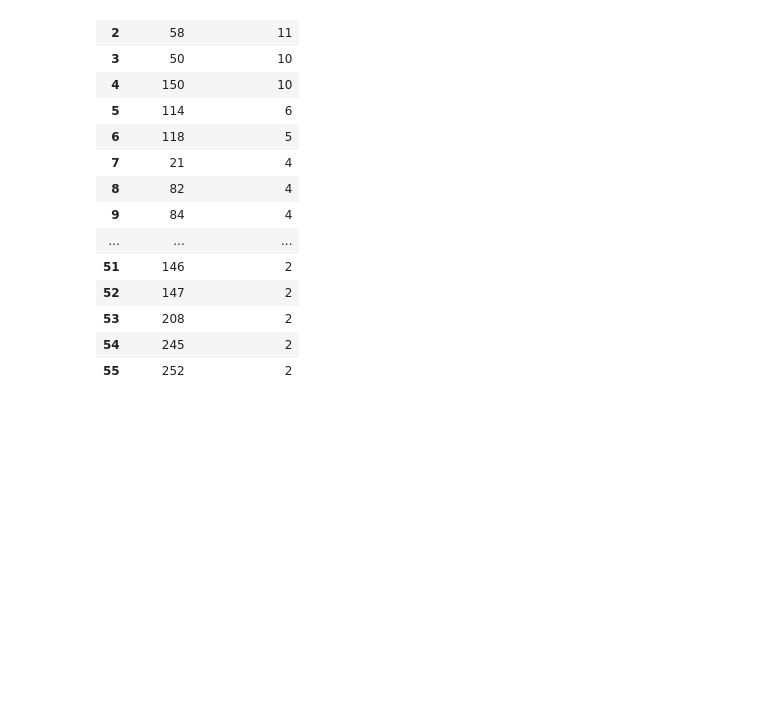
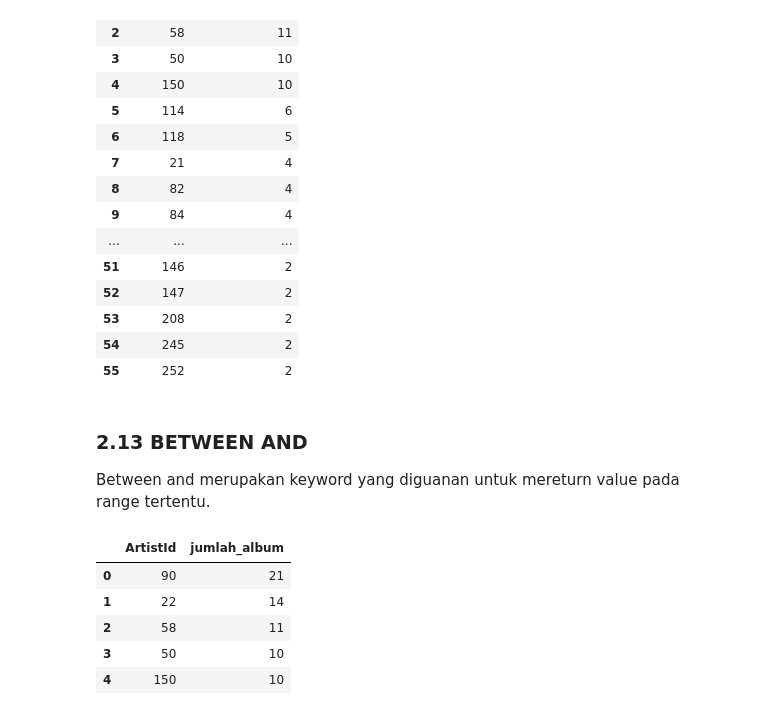
Before and after one commit to simamoradavids99/introduction_python, a Jupyter notebook: sqlite_with_python.ipynb, the cells around one changed output. Drawn from its saved outputs; the diff is of its cells as text; code cells hidden in the pictures; blank space fills up the shorter version.

```diff
--- a/sqlite_with_python.ipynb
+++ b/sqlite_with_python.ipynb
@@ -273,3 +273,23 @@ pd.read_sql_query("select ArtistId, count(AlbumId) as jumlah_album from albums g
 | 53 | 208 | 2 |
 | 54 | 245 | 2 |
 | 55 | 252 | 2 |
+# %% [markdown]
+### 2.13 BETWEEN AND
+
+Between and merupakan keyword yang diguanan untuk mereturn value pada range tertentu.
+# %%
+#mencari jumlah album Id
+#mencari jumlah albumId berdasarkan ArtistId
+pd.read_sql_query("""
+                SELECT ArtistId, COUNT(AlbumId) AS jumlah_album
+                    FROM albums
+                GROUP BY ArtistId
+                HAVING jumlah_album BETWEEN 9 AND 22
+                ORDER BY jumlah_album DESC""",conn_1)
+# %% [output]
+|  | ArtistId | jumlah_album |
+| 0 | 90 | 21 |
+| 1 | 22 | 14 |
+| 2 | 58 | 11 |
+| 3 | 50 | 10 |
+| 4 | 150 | 10 |
```
Also changed, not shown: parts of 5 cells of this notebook, 1 other file.
